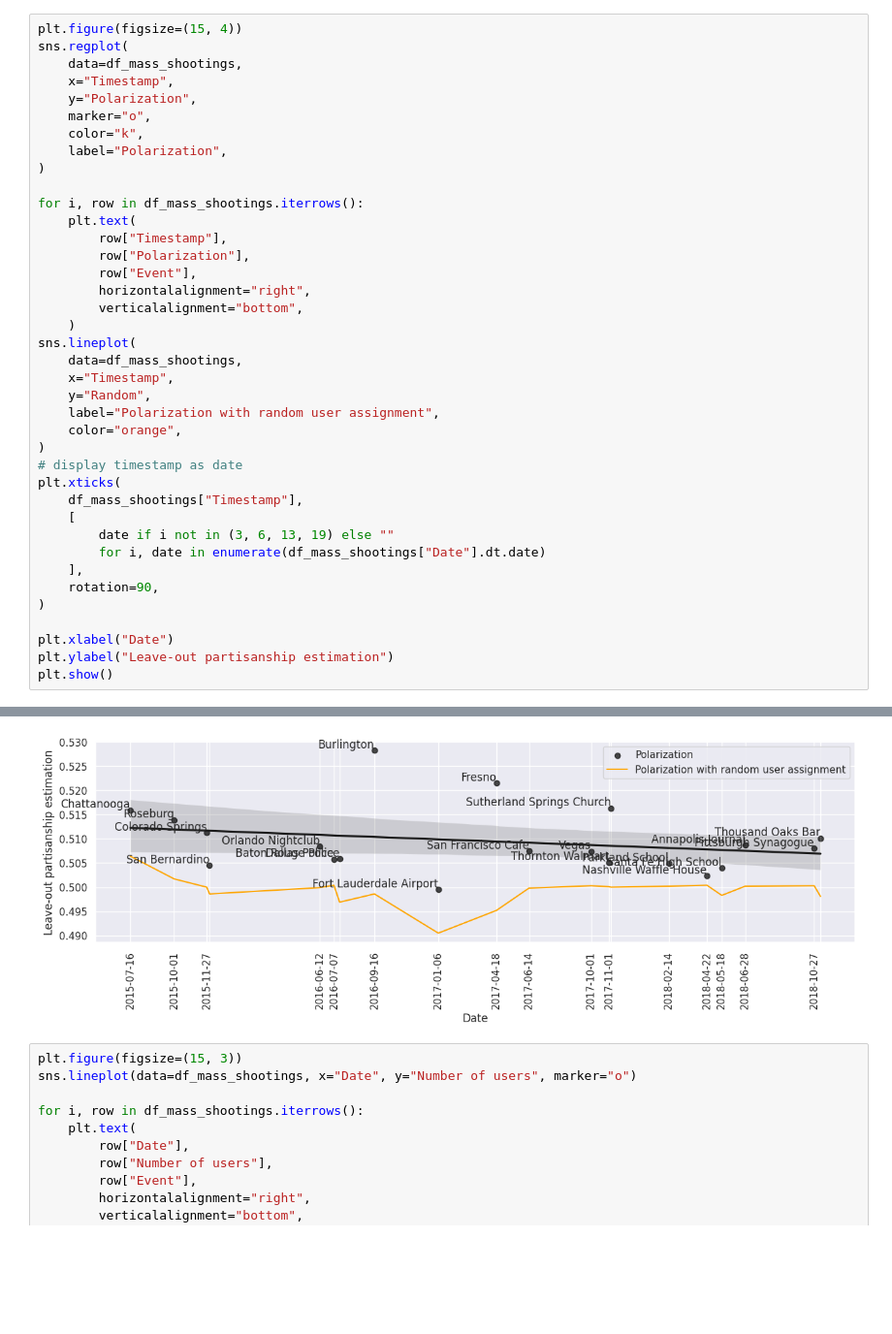
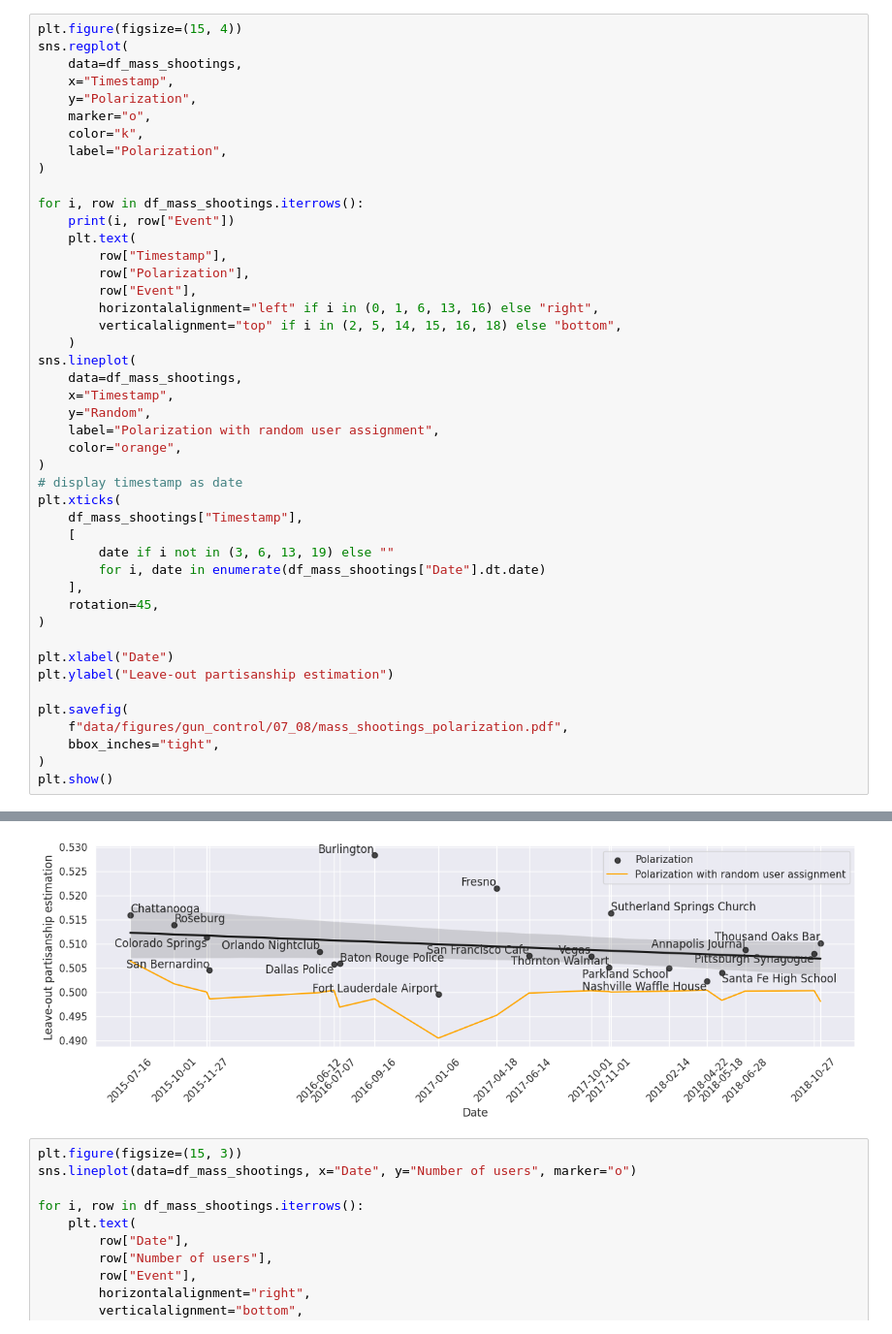
Before and after one commit to xavoliva/polarization_reddit, a Jupyter notebook: eda/mass_shootings_polarization.ipynb, the cells around one changed output, grey strips where cells are left out. Shown at 97% size. Cells and saved outputs as stored; diff of their text form; blank space fills up the shorter version.

```diff
--- a/eda/mass_shootings_polarization.ipynb
+++ b/eda/mass_shootings_polarization.ipynb
@@ -142,12 +265,13 @@ sns.regplot(
 )
 
 for i, row in df_mass_shootings.iterrows():
+    print(i, row["Event"])
     plt.text(
         row["Timestamp"],
         row["Polarization"],
         row["Event"],
-        horizontalalignment="right",
-        verticalalignment="bottom",
+        horizontalalignment="left" if i in (0, 1, 6, 13, 16) else "right",
+        verticalalignment="top" if i in (2, 5, 14, 15, 16, 18) else "bottom",
     )
 sns.lineplot(
     data=df_mass_shootings,
@@ -163,10 +287,15 @@ plt.xticks(
         date if i not in (3, 6, 13, 19) else ""
         for i, date in enumerate(df_mass_shootings["Date"].dt.date)
     ],
-    rotation=90,
+    rotation=45,
 )
 
 plt.xlabel("Date")
 plt.ylabel("Leave-out partisanship estimation")
+
+plt.savefig(
+    f"data/figures/gun_control/07_08/mass_shootings_polarization.pdf",
+    bbox_inches="tight",
+)
 plt.show()
 # %% [output]
@@ -173,4 +322,4 @@ plt.show()
-[figure, old version]
+[figure, new version]
 # %%
 plt.figure(figsize=(15, 3))
 sns.lineplot(data=df_mass_shootings, x="Date", y="Number of users", marker="o")
```
Also changed, not shown: parts of 15 cells of this notebook, 10 other files.
